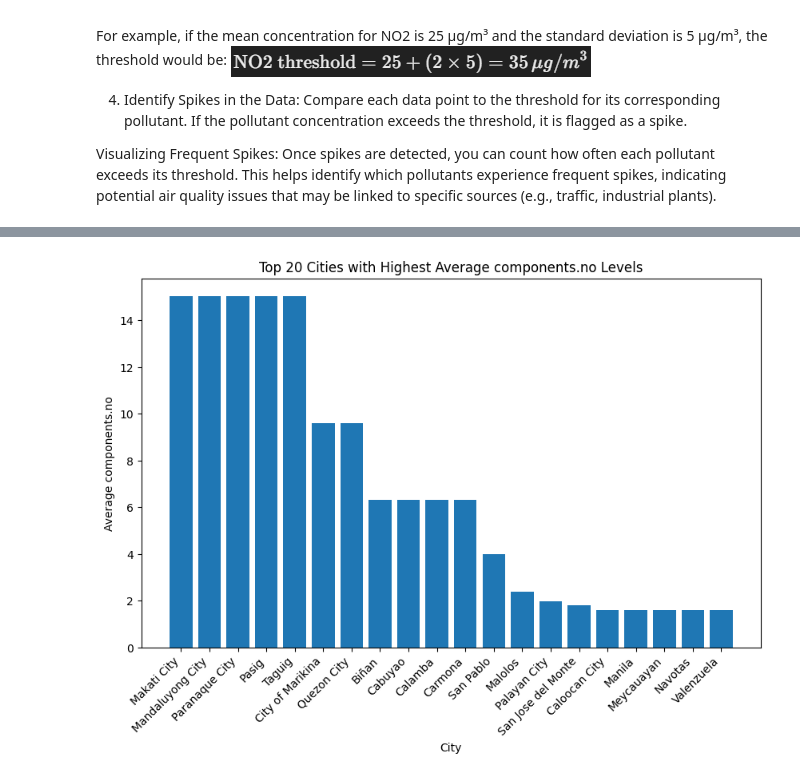
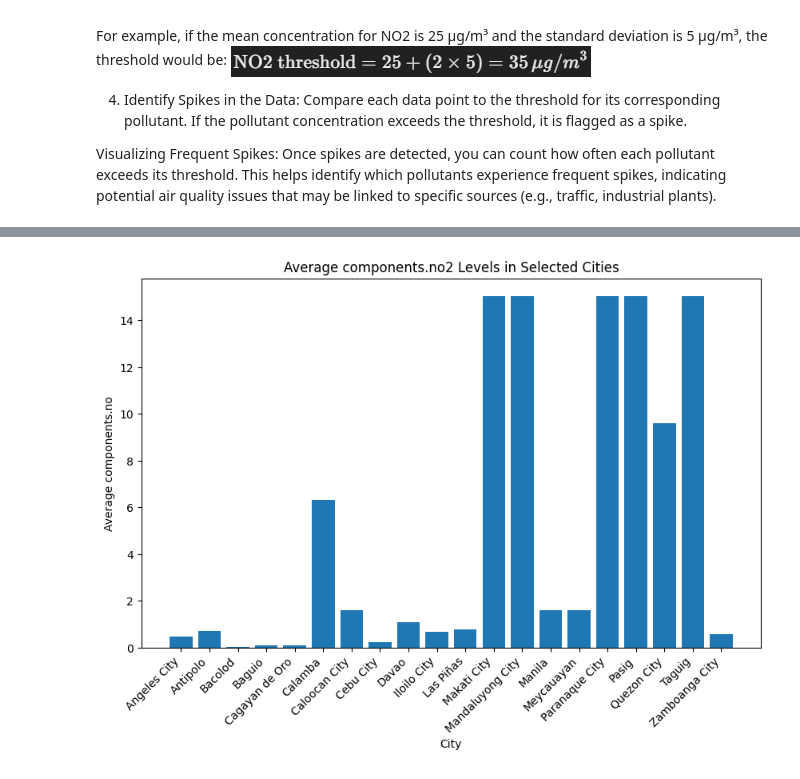
Before and after one commit to ParantarUrielAlexis/Spotify-Analysis, a Jupyter notebook: data.ipynb, the cells around one changed output, grey strips where cells are left out. Cells and saved outputs as stored; diff of their text form; code cells hidden in the pictures.

Commit message:
Graph for the cities

```diff
--- a/data.ipynb
+++ b/data.ipynb
@@ -274,27 +274,29 @@ display(spikes_with_coordinates.head(10))
 | 32 | 2024-08-01 00:01:03+08:00 | Carmona | 121.0576 | 14.3132 | 34.42 | 15.42 | 0.00 | ... |
 | 34 | 2024-08-01 00:01:07+08:00 | Cauayan | 121.7725 | 16.9347 | 0.13 | 11.14 | 4.16 | ... |
 # %%
+desired_cities = ["Manila", "Quezon City", "Cebu City",
+                  "Davao", "Makati City", "Taguig", "Pasig", "Calamba",
+                  "Mandaluyong City", "Caloocan City", "Las Piñas", "Meycauayan",
+                  "Paranaque City", "Baguio", "Angeles City", "Iloilo City",
+                  "Cagayan de Oro", "Zamboanga City", "Bacolod", "Antipolo"]
 
-# Select the desired pollutant (e.g., 'components.pm2_5') and convert 'datetime' to datetime type
-df = pd.DataFrame(data)
+# Filter data for the desired cities
+filtered_df = df[df['city_name'].isin(desired_cities)]
 
-pollutant_NO = 'components.no'
-df['datetime'] = pd.to_datetime(df['datetime'].str.strip('"'))
+# Select the desired pollutant (e.g., 'components.nh3') and convert 'datetime' to datetime type
+pollutant_NO= 'components.no'
 
 # Group data by city and calculate the average pollutant level
-average_NO = df.groupby('city_name')[pollutant_NO].mean()
+average_NO = filtered_df.groupby('city_name')[pollutant_NO].mean()
 
 # Plot the average pollutant levels for each city
-top_20_cities = average_NO.nlargest(20)
-
-# Plot the top 20 cities with the highest average PM2.5 levels
 plt.figure(figsize=(10, 6))
-plt.bar(top_20_cities.index, top_20_cities.values)
+plt.bar(average_NO.index, average_NO.values)
 plt.xlabel('City')
 plt.ylabel(f'Average {pollutant_NO}')
-plt.title(f'Top 20 Cities with Highest Average {pollutant_NO} Levels')
+plt.title(f'Average {pollutant_NO2} Levels in Selected Cities')
 plt.xticks(rotation=45, ha='right')
 plt.show()
 # %% [output]
-[figure, old version]
+[figure, new version]
 # %%
```
Also changed, not shown: parts of 6 cells of this notebook.
